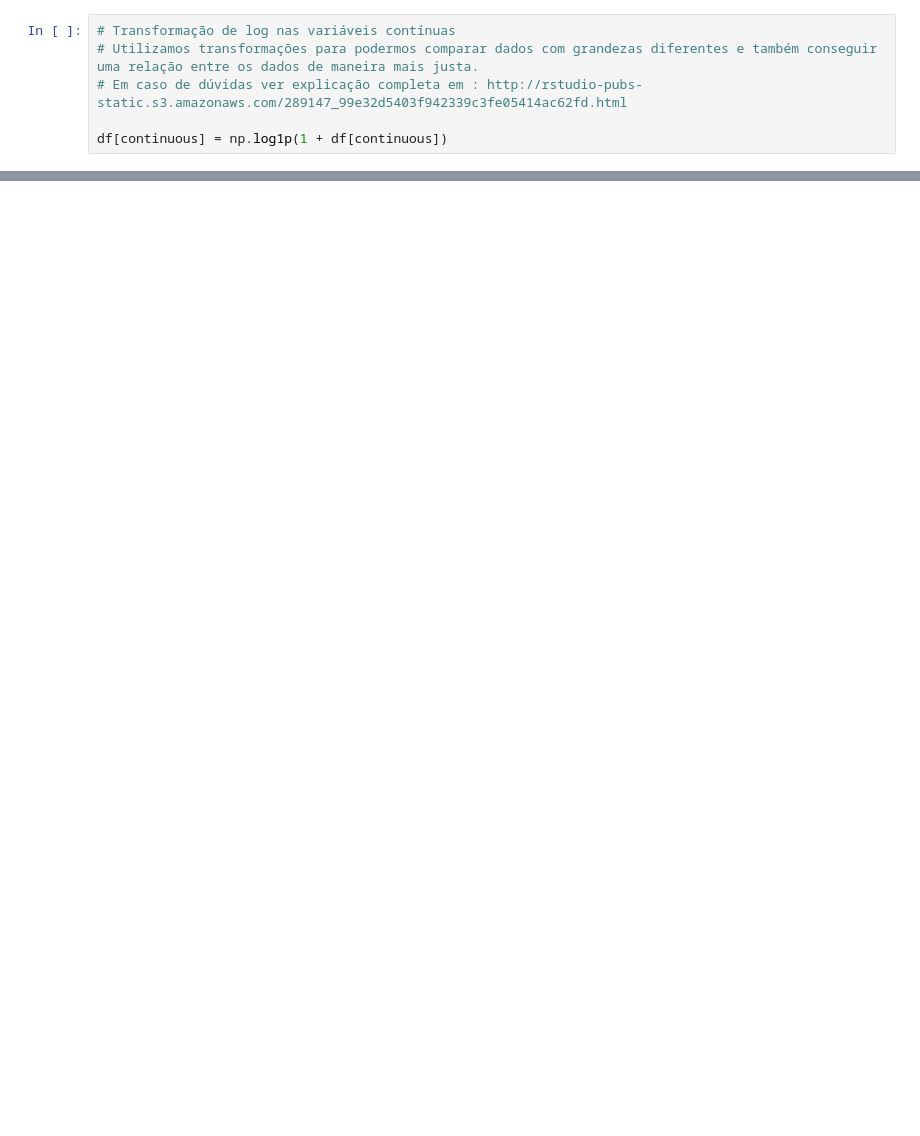
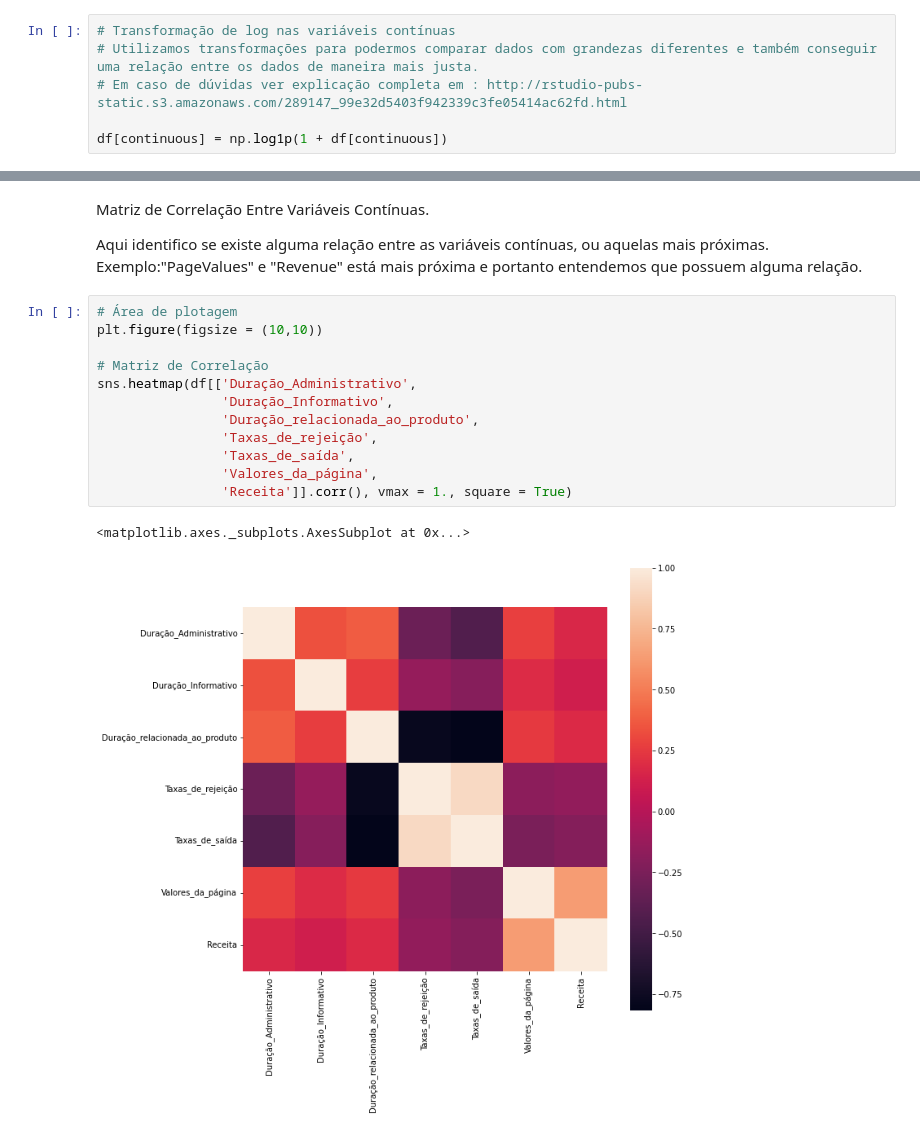
Before and after one commit to JulianaRamos2021/Previsao_compras, a Jupyter notebook: Previsão_de_compras_Ecommerce.ipynb, the cells around one changed output, grey strips where cells are left out. Cells and saved outputs as stored; diff of their text form; blank space fills up the shorter version.

```diff
--- a/Previsão_de_compras_Ecommerce.ipynb
+++ b/Previsão_de_compras_Ecommerce.ipynb
@@ -256,0 +276,20 @@ plt.savefig('boxplot2.png')
+# %% [markdown]
+Matriz de Correlação Entre Variáveis Contínuas.
+
+
+Aqui identifico se existe alguma relação entre as variáveis contínuas, ou aquelas mais próximas. Exemplo:"PageValues" e "Revenue" está mais próxima e portanto entendemos que possuem alguma relação.
+# %%
+# Área de plotagem
+plt.figure(figsize = (10,10))
+
+# Matriz de Correlação
+sns.heatmap(df[['Duração_Administrativo',
+                'Duração_Informativo',
+                'Duração_relacionada_ao_produto',
+                'Taxas_de_rejeição',
+                'Taxas_de_saída',
+                'Valores_da_página',
+                'Receita']].corr(), vmax = 1., square = True)
+# %% [output]
+<matplotlib.axes._subplots.AxesSubplot at 0x...>
+[figure, added]
```
Also changed, not shown: parts of 12 cells of this notebook.
